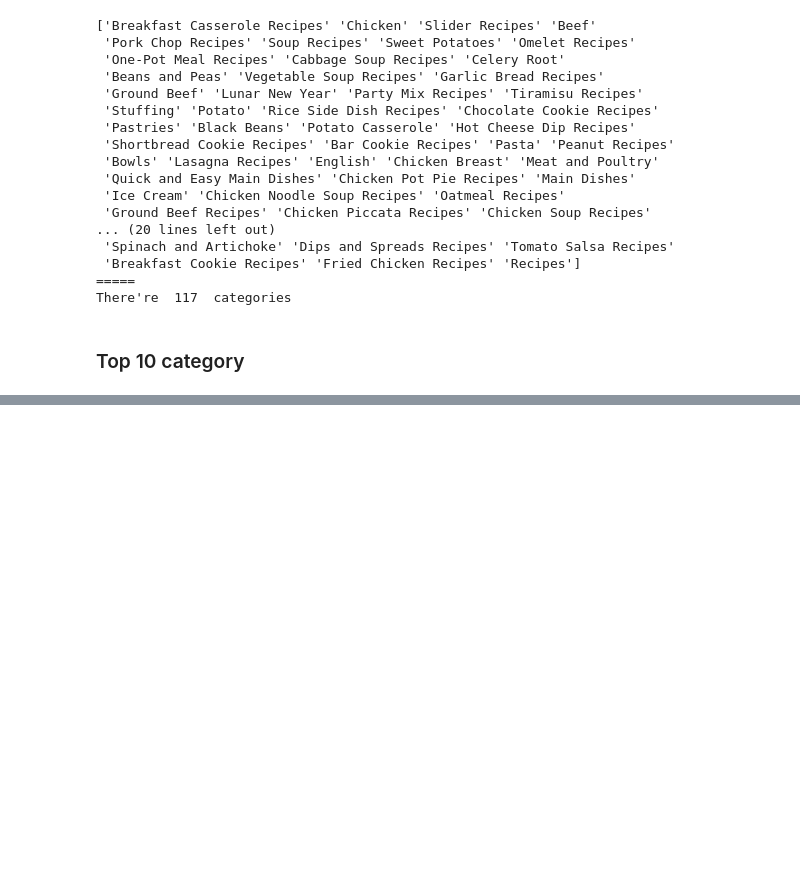
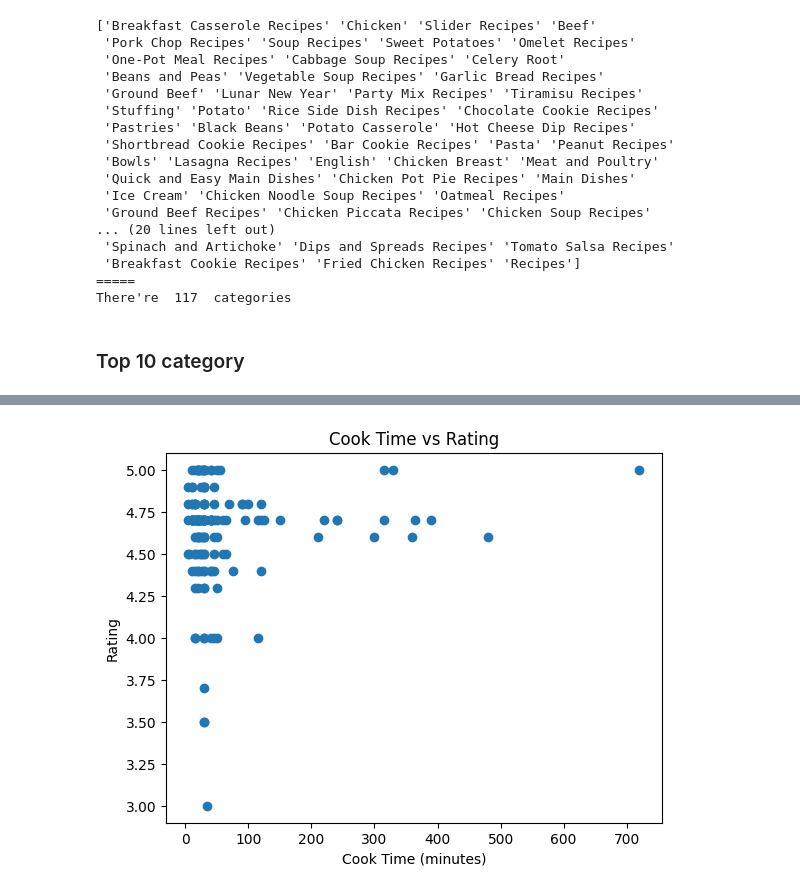
Before and after one commit to Radayou07/Recipe, a Jupyter notebook: PDS_Project_Team_7_Recipe.ipynb, the cells around one changed output, grey strips where cells are left out. Cells and saved outputs as stored; diff of their text form; code cells hidden in the pictures; blank space fills up the shorter version.

```diff
--- a/PDS_Project_Team_7_Recipe.ipynb
+++ b/PDS_Project_Team_7_Recipe.ipynb
@@ -380,0 +360,9 @@ plt.show()
+# %%
+plt.figure()
+plt.scatter(df["Cook Time"], df["Rating"])
+plt.xlabel("Cook Time (minutes)")
+plt.ylabel("Rating")
+plt.title("Cook Time vs Rating")
+plt.show()
+# %% [output]
+[figure, added]
```
Also changed, not shown: parts of 13 cells of this notebook.
